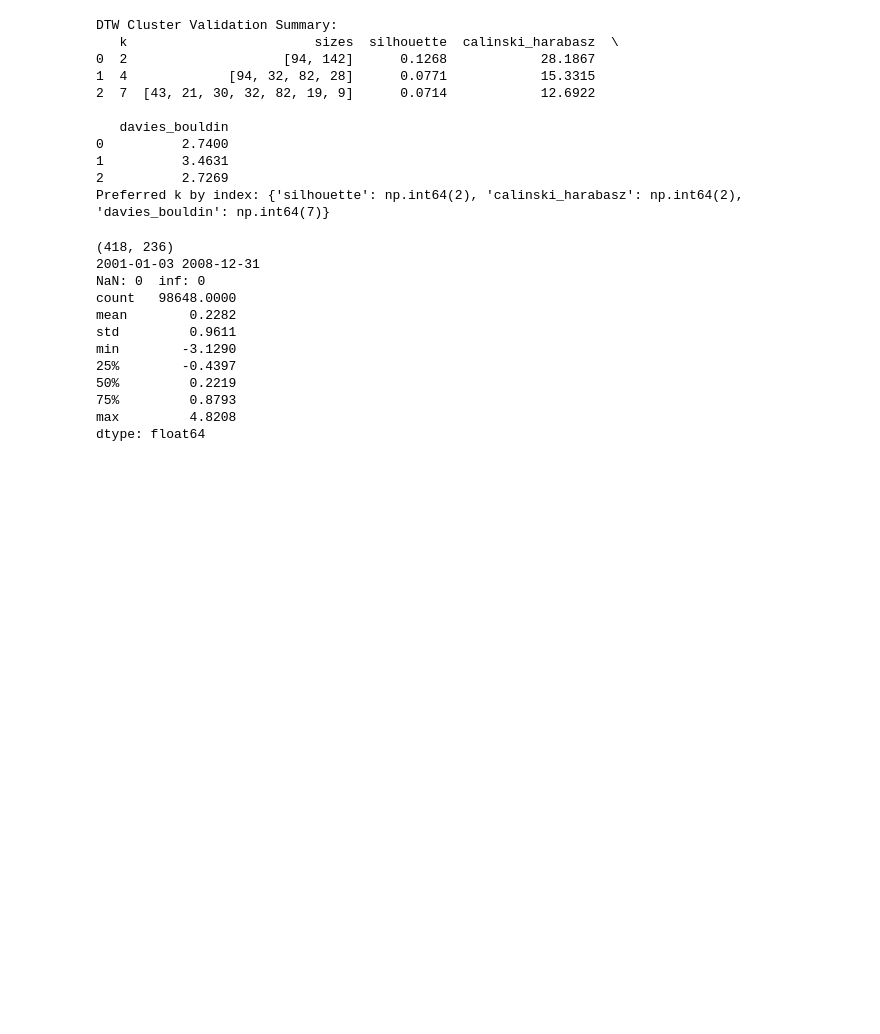
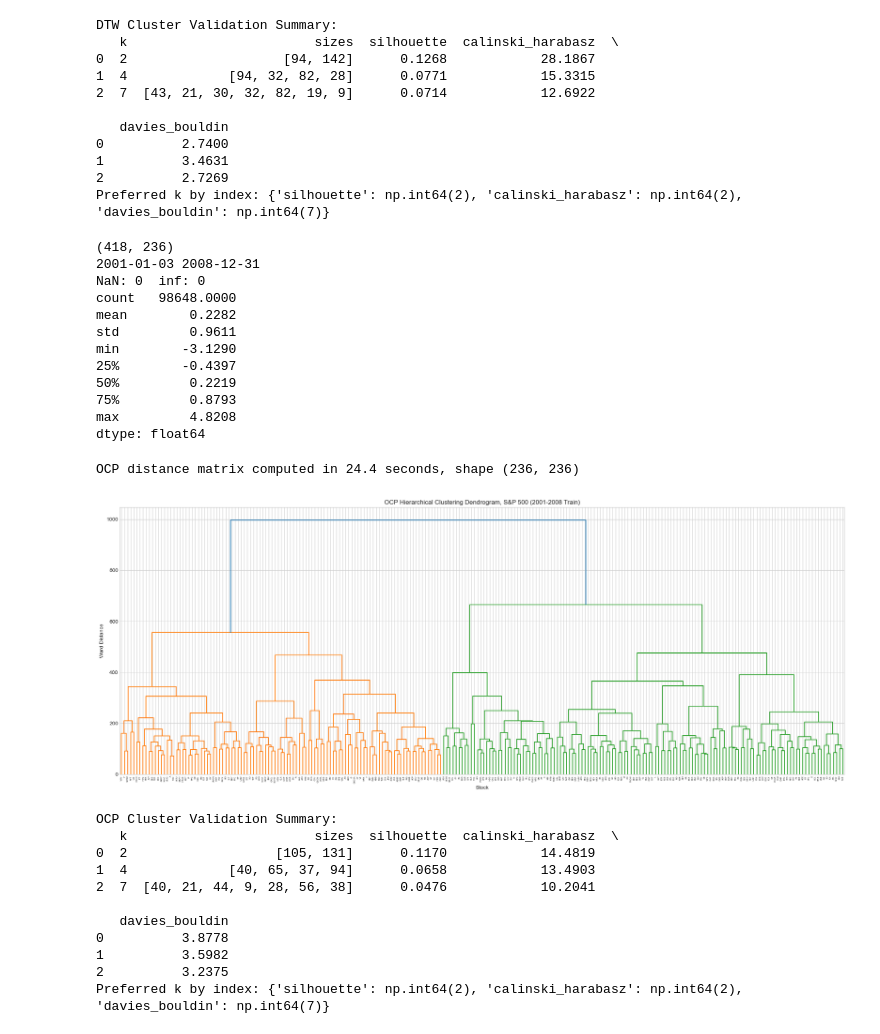
Before and after one commit to WyattEarls/DTW-OCP-Clustering-Pairs-Trading, a Jupyter notebook: Examples/Effective-Pairs-Trading-25yrs-SP500.ipynb, the cells around one changed output. Saved outputs shown, nothing was run; the diff lists cells and outputs as text; code cells hidden in the pictures; blank space fills up the shorter version.

Commit message:
Ran OCP matrix and found low ARI between OCP and DTW as well as weaker clusters

```diff
--- a/Examples/Effective-Pairs-Trading-25yrs-SP500.ipynb
+++ b/Examples/Effective-Pairs-Trading-25yrs-SP500.ipynb
@@ -311,3 +311,59 @@ min        -3.1290
 75%         0.8793
 max         4.8208
 dtype: float64
+# %%
+# OCP distance matrix (Train only): absolute-difference cost (Stübinger, 2019),
+# causality constraint j >= i, computed in both directions, minimum taken
+@njit(cache=True)
+def _ocp_one_way(x, y):
+    n, m = len(x), len(y)
+    prev = np.full(m, np.inf)
+    for i in range(n):
+        cur = np.full(m, np.inf)
+        for j in range(i, m):                   # OCP: only j >= i (causality constraint)
+            if i == 0 and j == 0:
+                cur[0] = abs(x[0] - y[0])
+                continue
+            best = np.inf
+            if i > 0 and prev[j] < best:
+                best = prev[j]
+            if j > 0 and cur[j - 1] < best:
+                best = cur[j - 1]
+            if i > 0 and j > 0 and prev[j - 1] < best:
+                best = prev[j - 1]
+            cur[j] = abs(x[i] - y[j]) + best
+        prev = cur
+    return prev[m - 1]
+
+@njit(parallel=True, cache=True)
+def _ocp_matrix(X):
+    n = X.shape[1]
+    D = np.zeros((n, n))
+    for i in prange(n):
+        for j in range(i + 1, n):
+            d = min(_ocp_one_way(X[:, i], X[:, j]), _ocp_one_way(X[:, j], X[:, i]))
+            D[i, j] = d
+            D[j, i] = d
+    return D
+
+t0 = time.time()
+ocp_matrix = _ocp_matrix(X)
+print(f'OCP distance matrix computed in {time.time()-t0:.1f} seconds, shape {ocp_matrix.shape}')
+np.save(f'ocp_distance_matrix_{TAG}_train.npy', ocp_matrix)
+# %% [output]
+OCP distance matrix computed in 24.4 seconds, shape (236, 236)
+# %%
+ocp_clusters, ocp_clusters_df, ocp_cvi_df = cluster_and_validate(ocp_matrix, 'OCP')
+# %% [output]
+[figure, added]
+OCP Cluster Validation Summary:
+   k                        sizes  silhouette  calinski_harabasz  \
+0  2                   [105, 131]      0.1170            14.4819
+1  4             [40, 65, 37, 94]      0.0658            13.4903
+2  7  [40, 21, 44, 9, 28, 56, 38]      0.0476            10.2041
+
+   davies_bouldin
+0          3.8778
+1          3.5982
+2          3.2375
+Preferred k by index: {'silhouette': np.int64(2), 'calinski_harabasz': np.int64(2), 'davies_bouldin': np.int64(7)}
```
Also changed, not shown: parts of 1 cell of this notebook.
